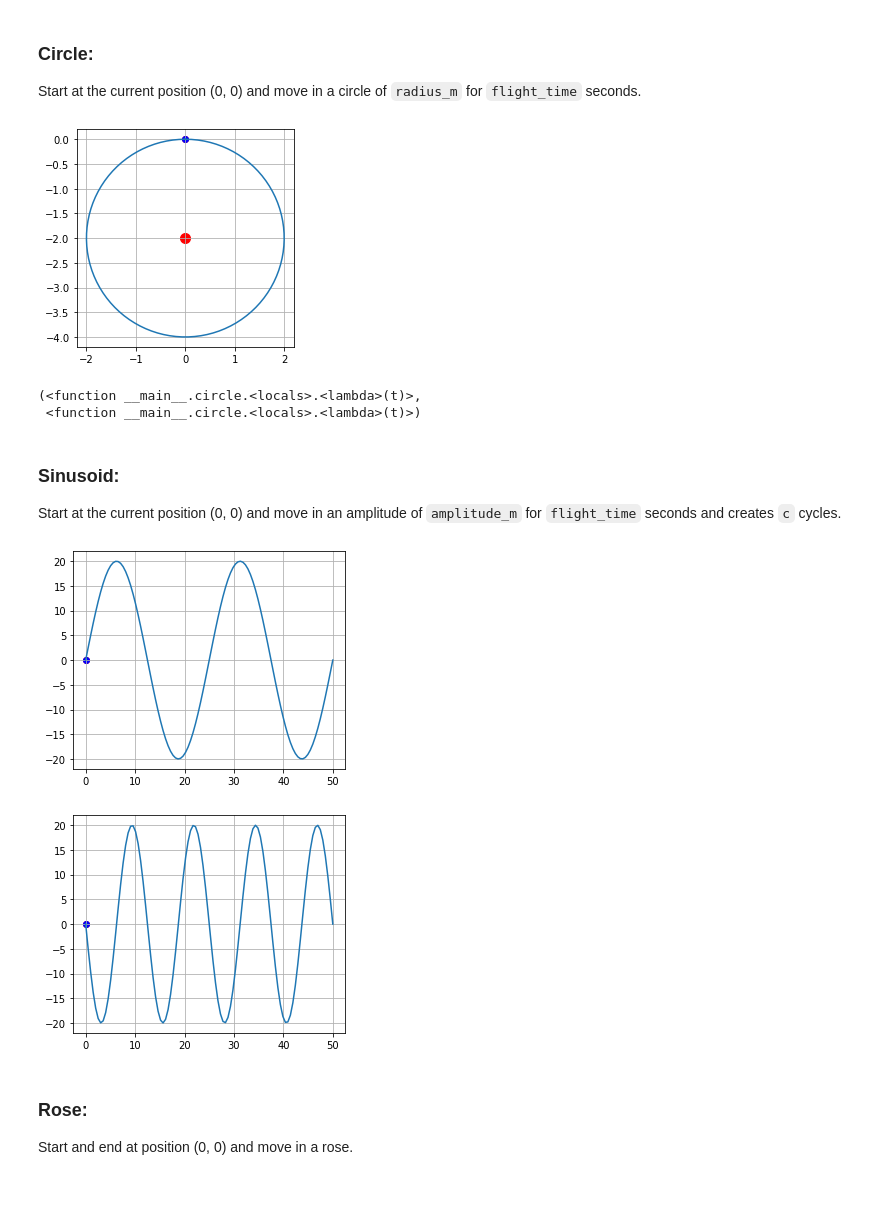
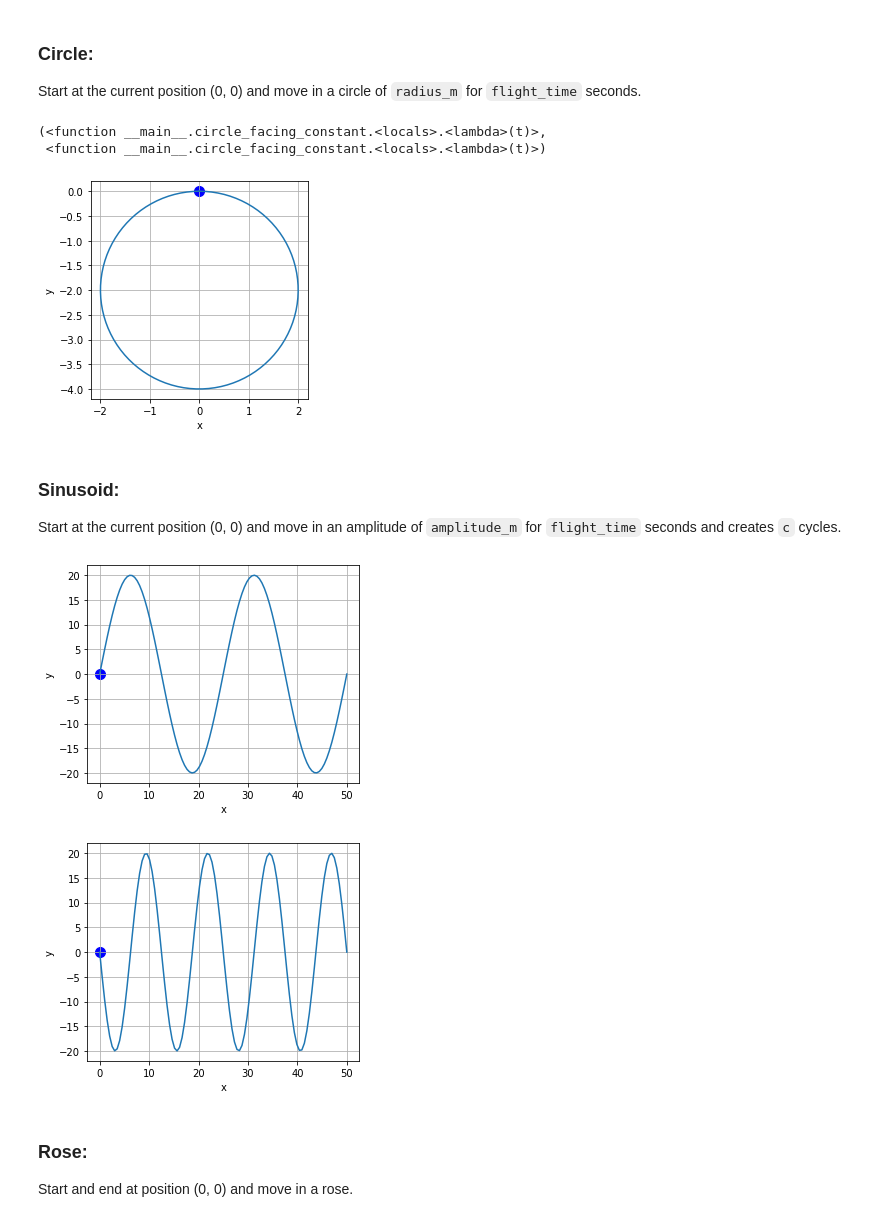
Before and after one commit to USC-ACTLab/MultiRobotArt, a Jupyter notebook: blockly-scripts/Python Translations/curves.ipynb, the cells around one changed output. Saved outputs shown, nothing was run; the diff lists cells and outputs as text; code cells hidden in the pictures; blank space fills up the shorter version.

Commit message:
plot function for curve

```diff
--- a/blockly-scripts/Python Translations/curves.ipynb
+++ b/blockly-scripts/Python Translations/curves.ipynb
@@ -12,3 +8,31 @@ from plotUtils import *
+# %%
+import numpy as np
+import matplotlib.pyplot as plt
+
+def plot_curve(x_fun, y_fun, flight_time):
+    t = np.linspace(0, flight_time, 100)
+    x = x_fun(t)
+    y = y_fun(t)
+    fig, ax = plt.subplots()
+    plt.scatter(x[0], y[0], c='b', s=100)
+    ax.plot(x, y)
+    ax.grid(True)
+    ax.set_aspect('equal')
+    ax.set_xlabel('x')
+    ax.set_ylabel('y')
+
+def plot_curve_3d(x_fun, y_fun, z_fun, flight_time):
+    t = np.linspace(0, flight_time, 100)
+    x = x_fun(t)
+    y = y_fun(t)
+    z = z_fun(t)
+    fig = plt.figure()
+    ax = fig.add_subplot(111, projection='3d')
+    ax.scatter(x[0], y[0], z[0], c='b', s=100)
+    ax.plot(x, y, z)
+    ax.set_xlabel('x')
+    ax.set_ylabel('y')
+    ax.set_zlabel('z')
 # %% [markdown]
 ### Circle:
 
@@ -63,7 +87,7 @@ def circle_facing_constant(r, flight_time, angle_degrees=360.0):
     center = (0, -r)
 
     # Display the curve:
-    plt.scatter(center[0], center[1], c='r', s=100)
+    # plt.scatter(center[0], center[1], c='r', s=100)
     plot_curve(x_fun, y_fun, flight_time)
 
     distance = r * angle_radians
@@ -71,11 +95,11 @@ def circle_facing_constant(r, flight_time, angle_degrees=360.0):
 
     return x_fun, y_fun
 
-circle(r=2, flight_time=50, angle_degrees=360)
+circle_facing_constant(r=2, flight_time=50, angle_degrees=360)
 # %% [output]
+(<function __main__.circle_facing_constant.<locals>.<lambda>(t)>,
+ <function __main__.circle_facing_constant.<locals>.<lambda>(t)>)
-[figure, old version]
+[figure, new version]
-(<function __main__.circle.<locals>.<lambda>(t)>,
- <function __main__.circle.<locals>.<lambda>(t)>)
 # %% [markdown]
 ### Sinusoid:
 
@@ -83,26 +107,26 @@ Start at the current position (0, 0) and move in an amplitude of `amplitude_m` f
 # %%
 # Drone will start in position (0,0) and end up in position(distance, 0)
 # Amplitude can be negative, indicating reverse direction
 # Distance can be negative, indicating reverse direction
 # Cycles can be a fraction (preferably a multiple of 0.5), indicating a partial cycle
 def sine(amplitude, flight_time, distance, cycles=1):
-    if (cycles <= 0):
+    if cycles <= 0:
         raise ValueError("cycles must be positive")
-    if (flight_time <= 0):
+    if flight_time <= 0:
         raise ValueError("flight_time must be positive")
 
     frequency = 1 / distance * cycles
     angular_frequency = 2 * np.pi * frequency
 
     x_fun = lambda t: t / flight_time * distance
     y_fun = lambda t: amplitude * np.sin(t / flight_time * angular_frequency * distance)
     plot_curve(x_fun, y_fun, flight_time)
 
 sine(amplitude=20, flight_time=100, distance=50, cycles=2)
 sine(amplitude=-20, flight_time=100, distance=50, cycles=4)
 # %% [output]
-[figure, old version]
+[figure, new version]
-[figure, old version]
+[figure, new version]
 # %% [markdown]
 ### Rose:
 
```
Also changed, not shown: parts of 4 cells of this notebook.
